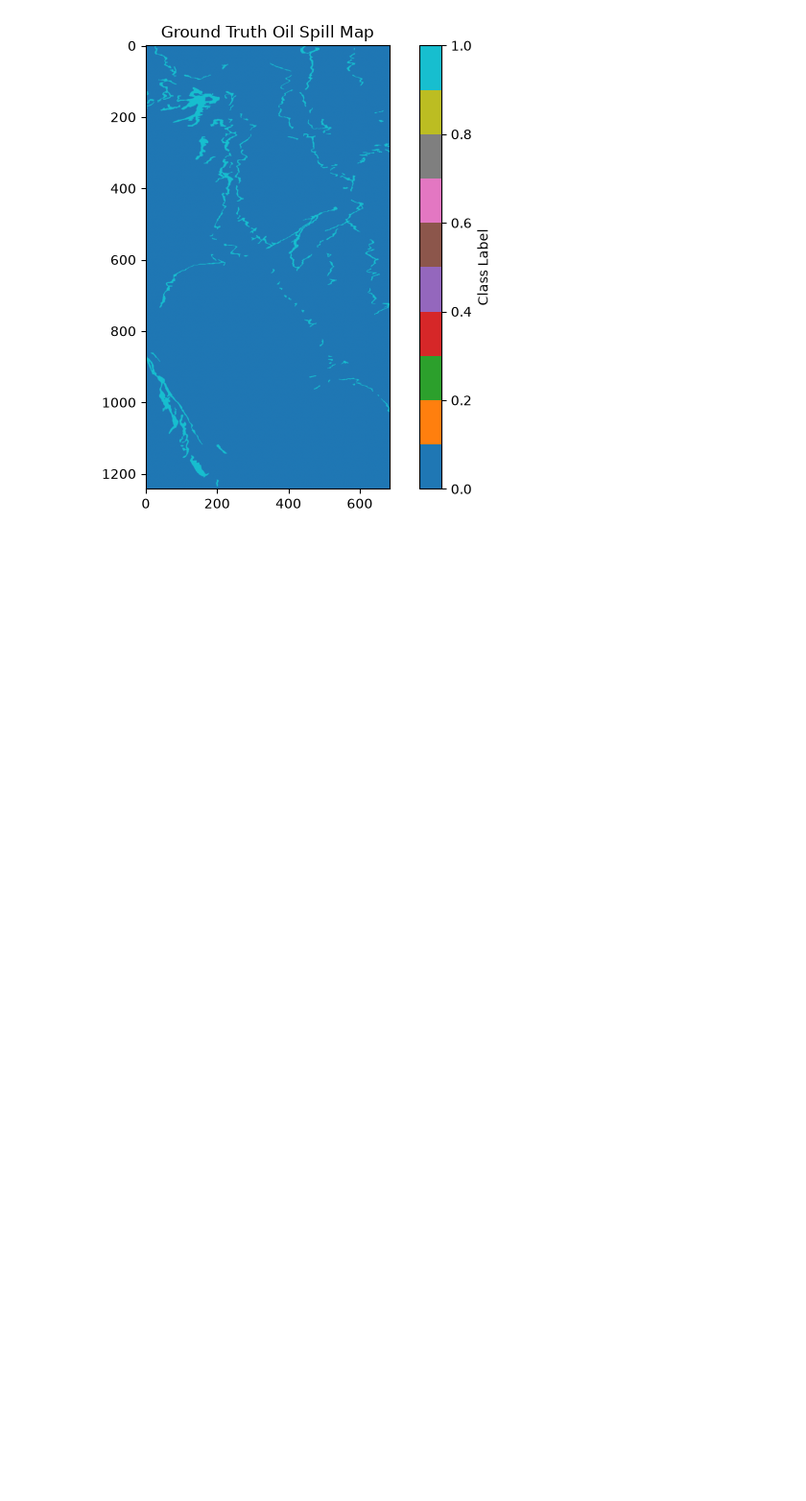
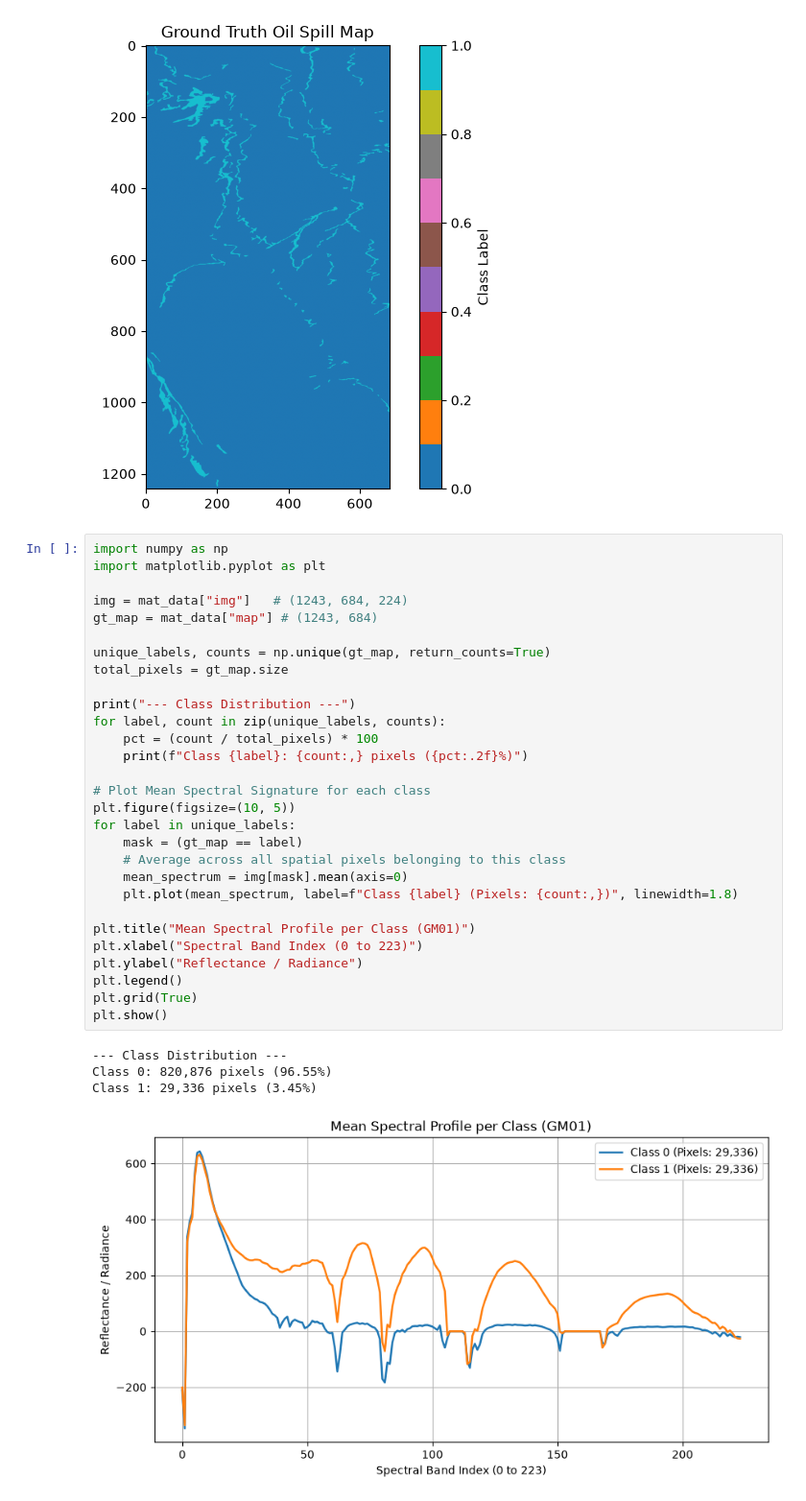
Before and after one commit to wang-yuancheng/mini-projects, a Jupyter notebook: oil-spill-detection/eda.ipynb, the cells around one changed output. Shown at 96% size. Saved outputs shown, nothing was run; the diff lists cells and outputs as text; blank space fills up the shorter version.

```diff
--- a/oil-spill-detection/eda.ipynb
+++ b/oil-spill-detection/eda.ipynb
@@ -50,3 +50,37 @@ plt.title("Ground Truth Oil Spill Map")
 plt.show()
 # %% [output]
 [figure]
+# %%
+import numpy as np
+import matplotlib.pyplot as plt
+
+img = mat_data["img"]   # (1243, 684, 224)
+gt_map = mat_data["map"] # (1243, 684)
+
+unique_labels, counts = np.unique(gt_map, return_counts=True)
+total_pixels = gt_map.size
+
+print("--- Class Distribution ---")
+for label, count in zip(unique_labels, counts):
+    pct = (count / total_pixels) * 100
+    print(f"Class {label}: {count:,} pixels ({pct:.2f}%)")
+
+# Plot Mean Spectral Signature for each class
+plt.figure(figsize=(10, 5))
+for label in unique_labels:
+    mask = (gt_map == label)
+    # Average across all spatial pixels belonging to this class
+    mean_spectrum = img[mask].mean(axis=0)
+    plt.plot(mean_spectrum, label=f"Class {label} (Pixels: {count:,})", linewidth=1.8)
+
+plt.title("Mean Spectral Profile per Class (GM01)")
+plt.xlabel("Spectral Band Index (0 to 223)")
+plt.ylabel("Reflectance / Radiance")
+plt.legend()
+plt.grid(True)
+plt.show()
+# %% [output]
+--- Class Distribution ---
+Class 0: 820,876 pixels (96.55%)
+Class 1: 29,336 pixels (3.45%)
+[figure, added]
```
Also changed, not shown: parts of 1 cell of this notebook, 1 other file.
